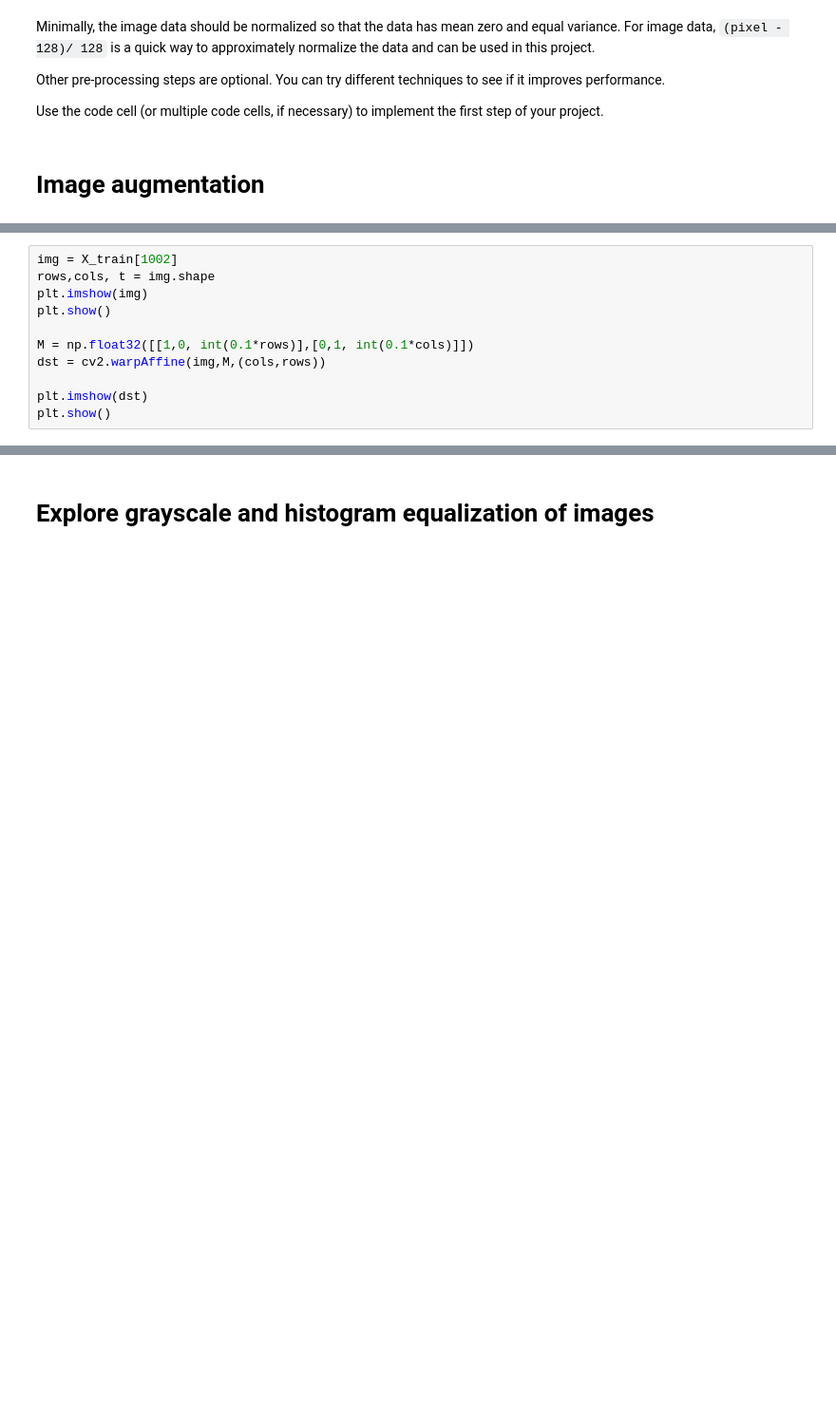
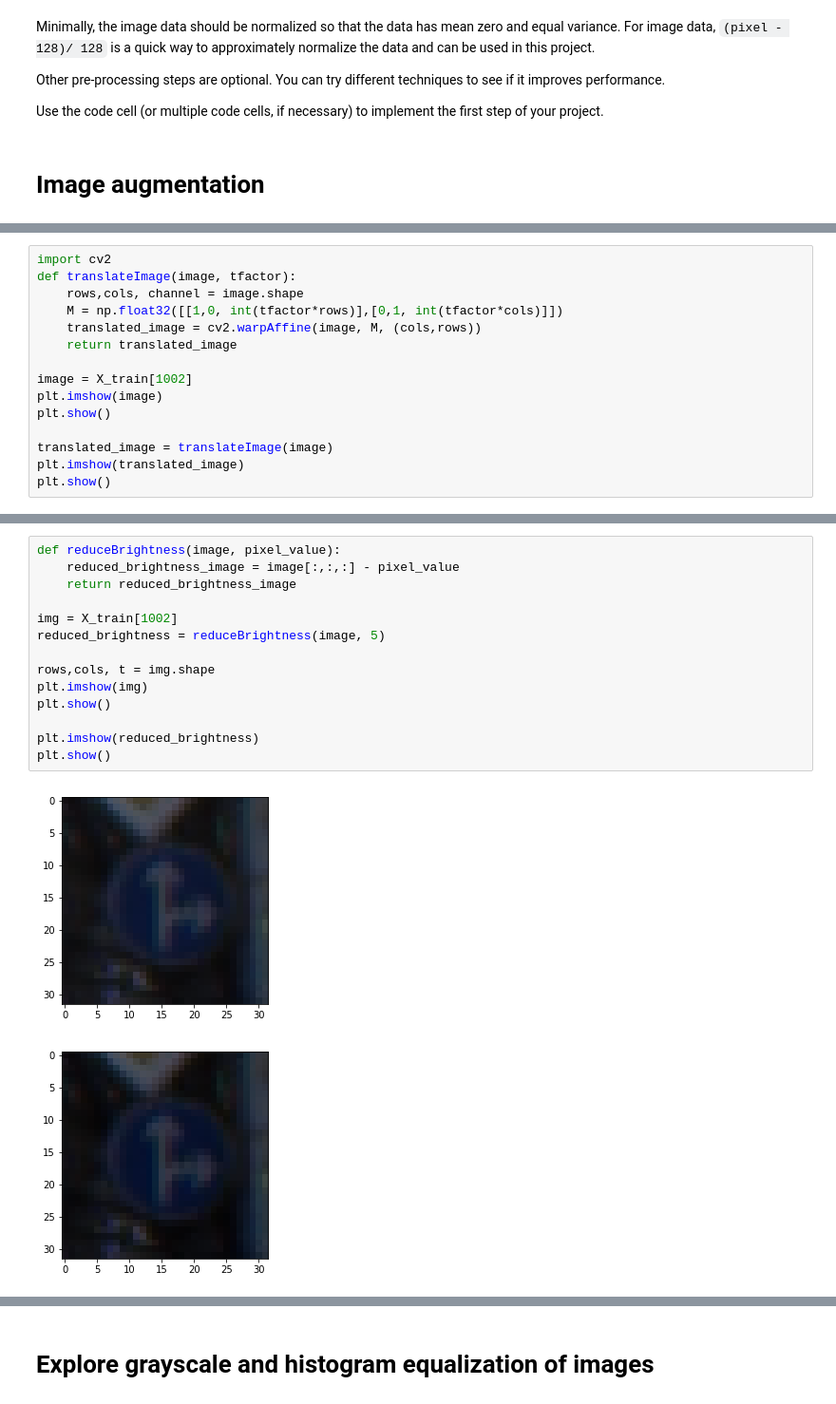
Before and after one commit to venkatvi/UdacitySelfDrivingCarNanoDegree, a Jupyter notebook: Py/Proj2_TrafficSignClassifier/P2/Traffic_Sign_Classifier.ipynb, the cells around one changed output, grey strips where cells are left out. Shown at 95% size. Drawn from its saved outputs; the diff is of its cells as text; blank space fills up the shorter version.

Commit message:
Image augmentation pipeline

```diff
--- a/Py/Proj2_TrafficSignClassifier/P2/Traffic_Sign_Classifier.ipynb
+++ b/Py/Proj2_TrafficSignClassifier/P2/Traffic_Sign_Classifier.ipynb
@@ -370,13 +350,17 @@ plt.show()
 # %%
-img = X_train[1002]
-rows,cols, t = img.shape
-plt.imshow(img)
+import cv2
+def translateImage(image, tfactor):
+    rows,cols, channel = image.shape
+    M = np.float32([[1,0, int(tfactor*rows)],[0,1, int(tfactor*cols)]])
+    translated_image = cv2.warpAffine(image, M, (cols,rows))
+    return translated_image
+
+image = X_train[1002]
+plt.imshow(image)
 plt.show()
 
-M = np.float32([[1,0, int(0.1*rows)],[0,1, int(0.1*cols)]])
-dst = cv2.warpAffine(img,M,(cols,rows))
-
-plt.imshow(dst)
+translated_image = translateImage(image)
+plt.imshow(translated_image)
 plt.show()
 # %% [output]
 [figure]
@@ -383,0 +368,17 @@ plt.show()
+# %%
+def reduceBrightness(image, pixel_value):
+    reduced_brightness_image = image[:,:,:] - pixel_value
+    return reduced_brightness_image
+
+img = X_train[1002]
+reduced_brightness = reduceBrightness(image, 5)
+
+rows,cols, t = img.shape
+plt.imshow(img)
+plt.show()
+
+plt.imshow(reduced_brightness)
+plt.show()
+# %% [output]
+[figure, added]
+[figure, added]
```
Also changed, not shown: parts of 8 cells of this notebook.
